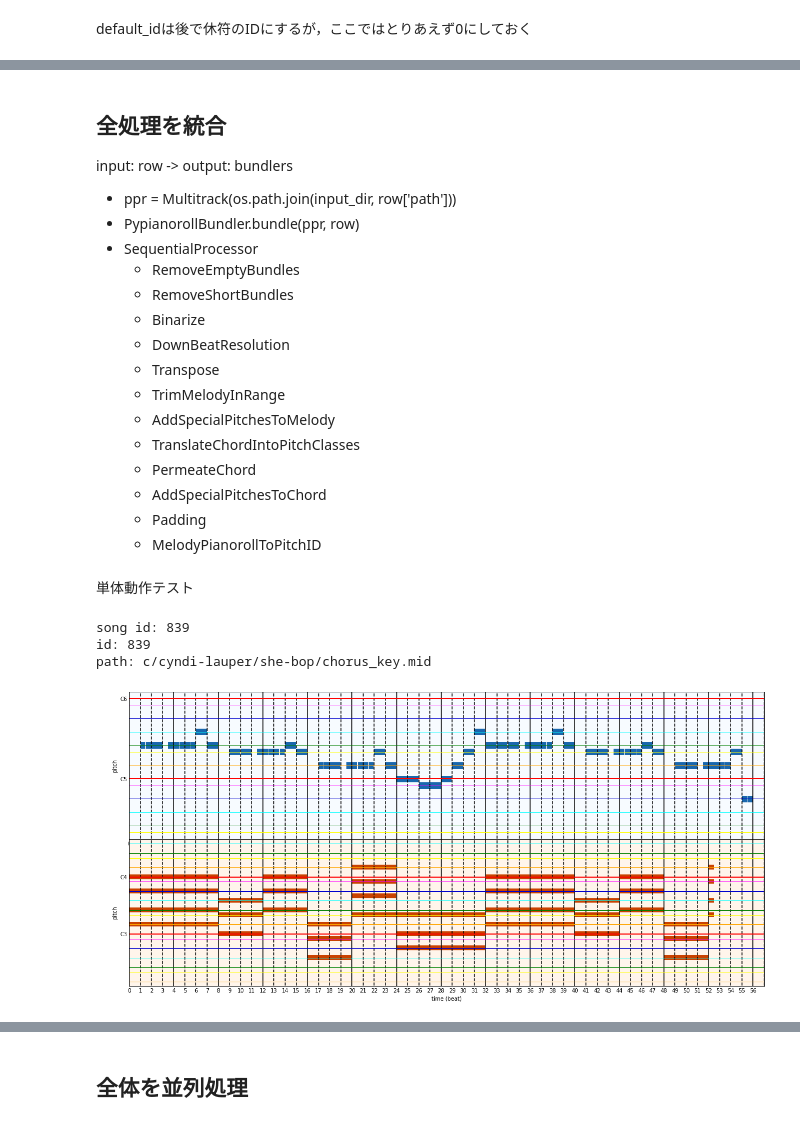
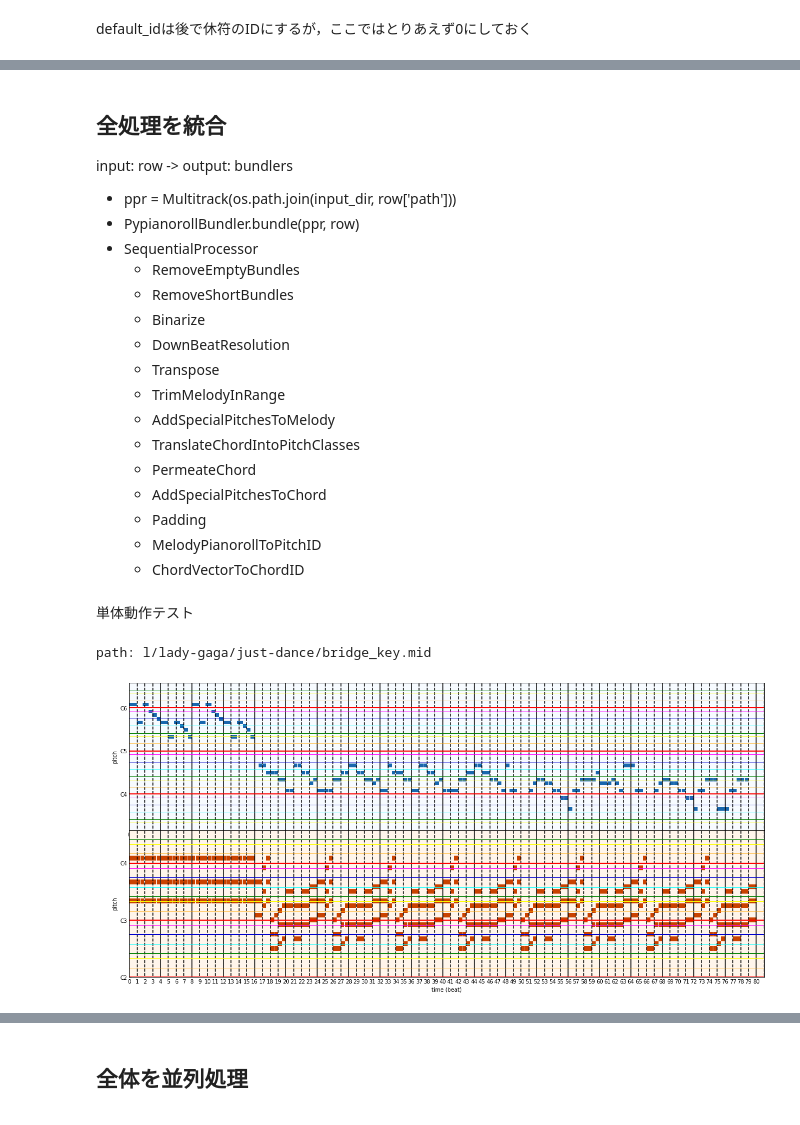
Before and after one commit to fuurin/schwbert, a Jupyter notebook: preparation/theorytab.ipynb, the cells around one changed output, grey strips where cells are left out. Drawn from its saved outputs; the diff is of its cells as text; code cells hidden in the pictures.

```diff
--- a/preparation/theorytab.ipynb
+++ b/preparation/theorytab.ipynb
@@ -1001,5 +1111,6 @@ input: row -> output: bundlers
     - AddSpecialPitchesToChord
     - Padding
     - MelodyPianorollToPitchID
+    - ChordVectorToChordID
 # %%
 bundler = PypianorollBundler()
@@ -1043,15 +1154,13 @@ def preprocess_theorytab_original(row):
 単体動作テスト
 # %%
 # song_id = random.randint(0, len(df))
-song_id = 839 # 657は後半がEmpty
-print("song id:", song_id)
-ppr, row = sampler.ppr(song_id)
+path = "c/cyndi-lauper/she-bop/chorus_key.mid"
+path = "l/lady-gaga/just-dance/bridge_key.mid"
+ppr, row = sampler.ppr_by_path(path)
 grid_plot(ppr)
 # %% [output]
-song id: 839
-id: 839
-path: c/cyndi-lauper/she-bop/chorus_key.mid
+path: l/lady-gaga/just-dance/bridge_key.mid
-[figure, old version]
+[figure, new version]
 # %%
 with Timer():
     bundles = preprocess_theorytab_original(row)
```
Also changed, not shown: parts of 27 cells of this notebook, 2 other files.
